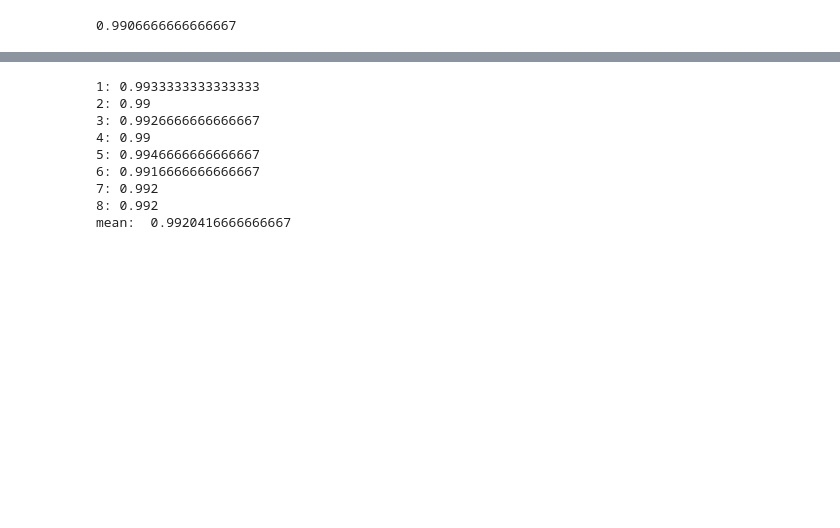
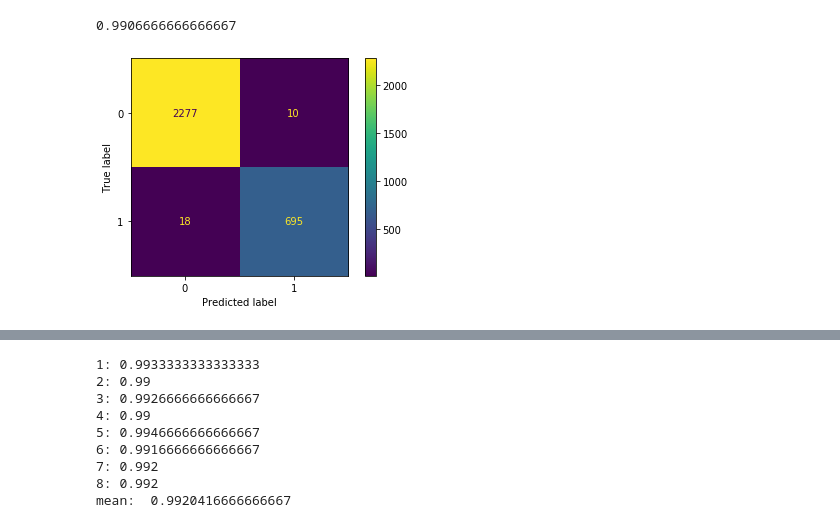
Before and after one commit to Marianadonabella/Final-Project, a Jupyter notebook: analysis/final.ipynb, the cells around one changed output, grey strips where cells are left out. Cells and saved outputs as stored; diff of their text form; code cells hidden in the pictures; blank space fills up the shorter version.

```diff
--- a/analysis/final.ipynb
+++ b/analysis/final.ipynb
@@ -179,3 +181,8 @@ metrics.accuracy_score(y_test, y_pred)
 metrics.recall_score(y_test, y_pred, average='micro')
 # %% [output]
 0.9906666666666667
+# %%
+plot_confusion_matrix(pipeline_rfc, X_test, y_test)
+plt.show()
+# %% [output]
+[figure, added]
```
Also changed, not shown: parts of 3 cells of this notebook, 1 other file.
